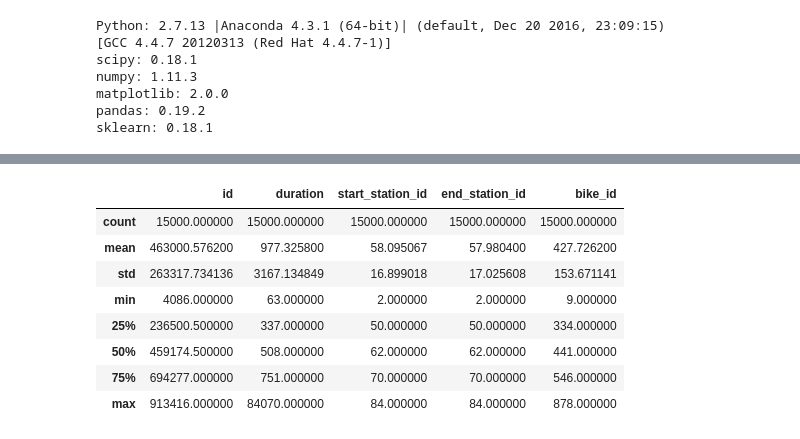
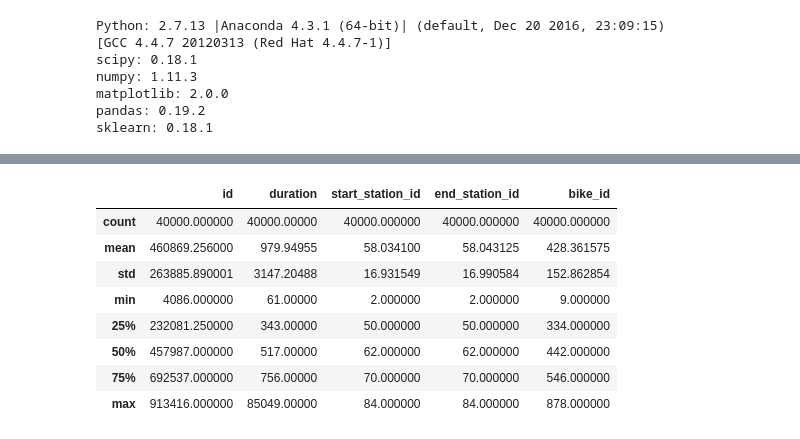
Before and after one commit to hernantain/Analisis-San-Francisco, a Jupyter notebook: machine_learning.ipynb, the cells around one changed output, grey strips where cells are left out. Saved outputs shown, nothing was run; the diff lists cells and outputs as text; code cells hidden in the pictures.

```diff
--- a/machine_learning.ipynb
+++ b/machine_learning.ipynb
@@ -94,18 +78,18 @@ weather = pd.DataFrame(weather.to_records())
 # %%
 dataset = dataset.loc[(dataset.duration < 86400) & (dataset.duration > 60),:]
 # %%
-prueba = dataset.head(15000)
+prueba = dataset.head(40000)
 prueba.describe()
 # %% [output]
 |  | id | duration | start_station_id | end_station_id | bike_id |
-| count | 15000.000000 | 15000.000000 | 15000.000000 | 15000.000000 | 15000.000000 |
-| mean | 463000.576200 | 977.325800 | 58.095067 | 57.980400 | 427.726200 |
-| std | 263317.734136 | 3167.134849 | 16.899018 | 17.025608 | 153.671141 |
-| min | 4086.000000 | 63.000000 | 2.000000 | 2.000000 | 9.000000 |
-| 25% | 236500.500000 | 337.000000 | 50.000000 | 50.000000 | 334.000000 |
-| 50% | 459174.500000 | 508.000000 | 62.000000 | 62.000000 | 441.000000 |
-| 75% | 694277.000000 | 751.000000 | 70.000000 | 70.000000 | 546.000000 |
-| max | 913416.000000 | 84070.000000 | 84.000000 | 84.000000 | 878.000000 |
+| count | 40000.000000 | 40000.00000 | 40000.000000 | 40000.000000 | 40000.000000 |
+| mean | 460869.256000 | 979.94955 | 58.034100 | 58.043125 | 428.361575 |
+| std | 263885.890001 | 3147.20488 | 16.931549 | 16.990584 | 152.862854 |
+| min | 4086.000000 | 61.00000 | 2.000000 | 2.000000 | 9.000000 |
+| 25% | 232081.250000 | 343.00000 | 50.000000 | 50.000000 | 334.000000 |
+| 50% | 457987.000000 | 517.00000 | 62.000000 | 62.000000 | 442.000000 |
+| 75% | 692537.000000 | 756.00000 | 70.000000 | 70.000000 | 546.000000 |
+| max | 913416.000000 | 85049.00000 | 84.000000 | 84.000000 | 878.000000 |
 # %%
 prueba.start_date = pd.to_datetime(prueba.start_date)
 #prueba.end_date = pd.to_datetime(prueba.end_date)
```
Also changed, not shown: parts of 15 cells of this notebook.
